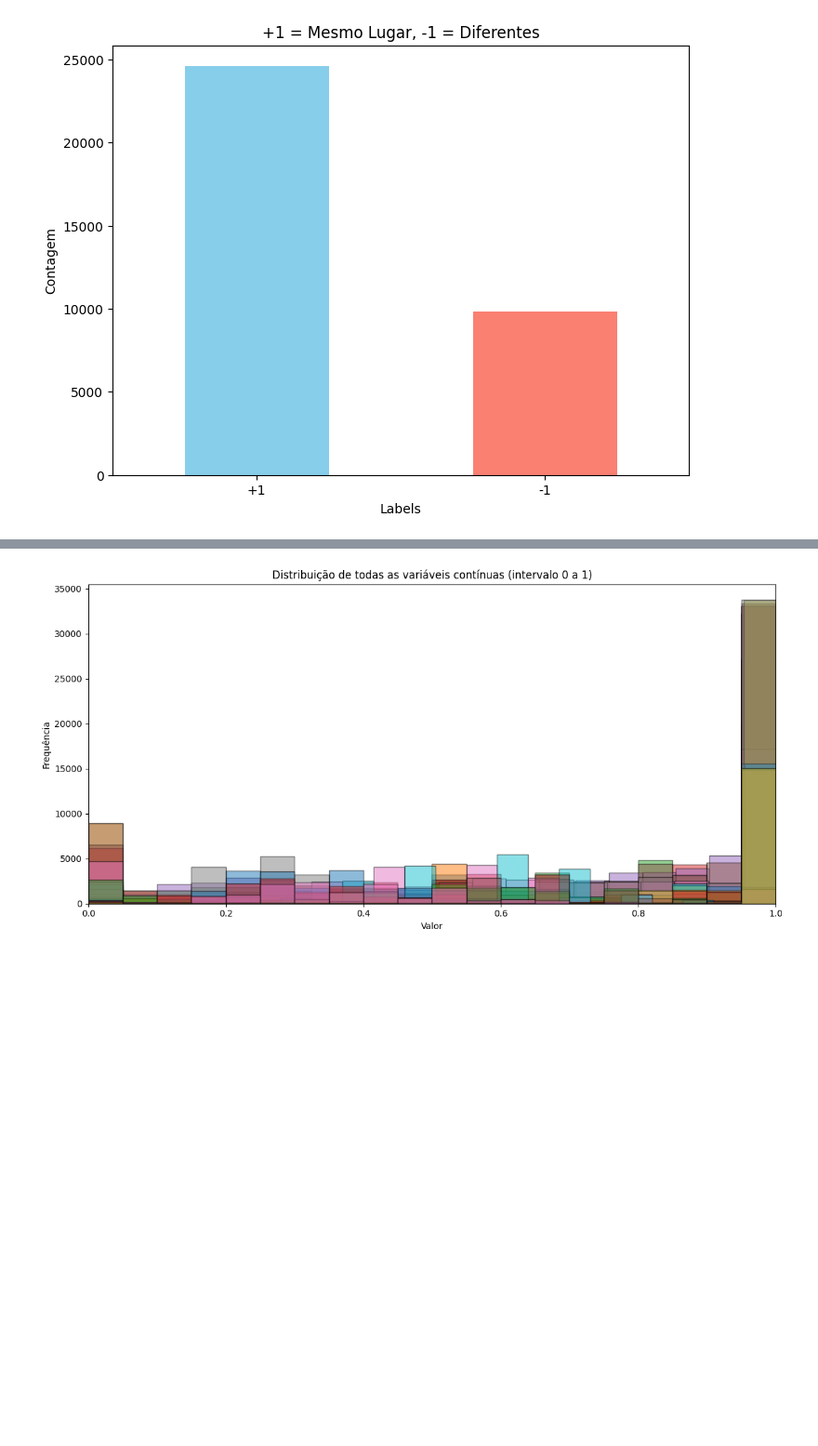
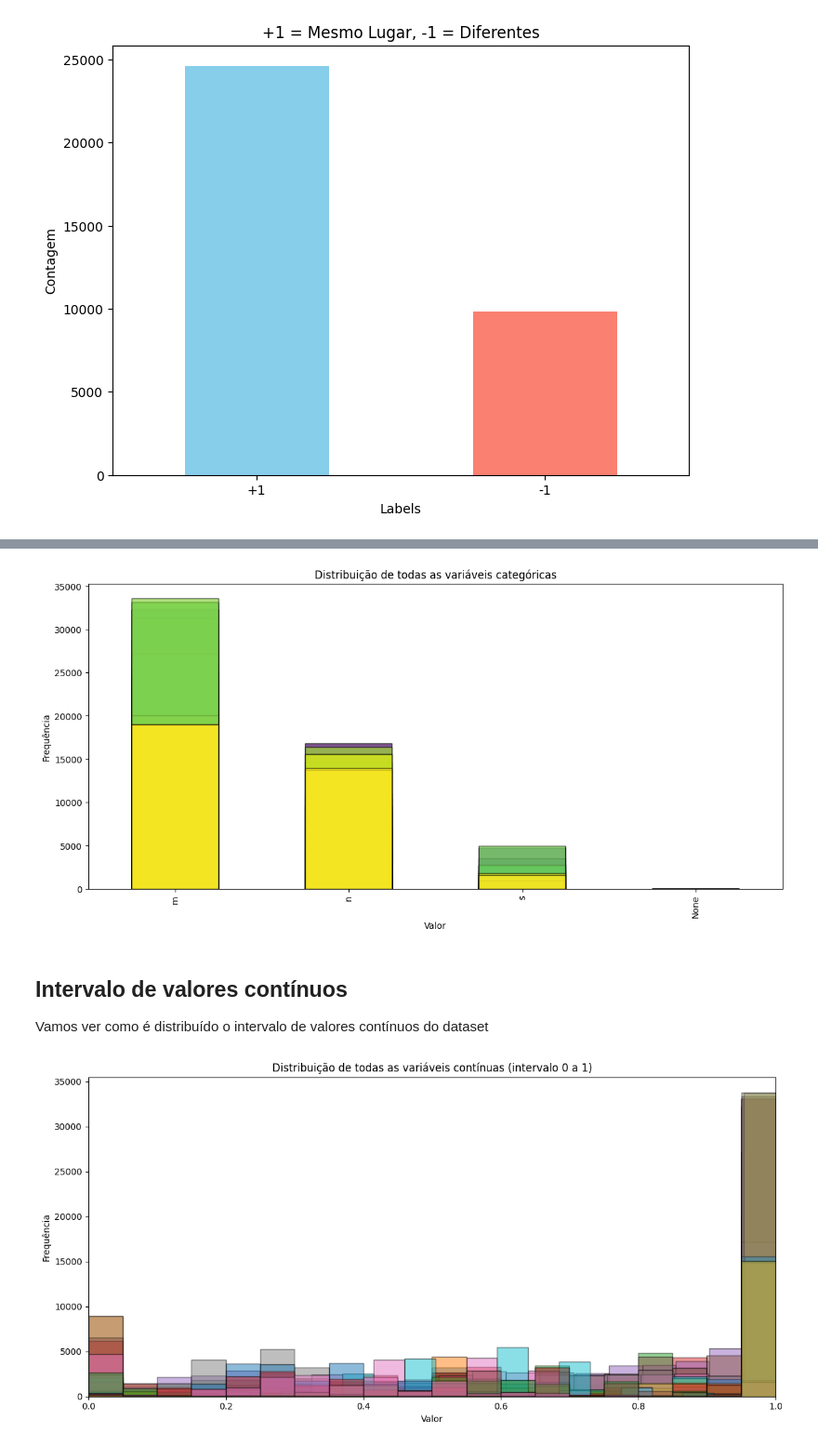
Before and after one commit to ianzin30/IF1014-Mining, a Jupyter notebook: exploratory.ipynb, the cells around one changed output, grey strips where cells are left out. Shown at 93% size. Saved outputs shown, nothing was run; the diff lists cells and outputs as text; code cells hidden in the pictures; blank space fills up the shorter version.

```diff
--- a/exploratory.ipynb
+++ b/exploratory.ipynb
@@ -187 +184,35 @@ Colunas categóricas: 30
+# %%
+import matplotlib.pyplot as plt
+import numpy as np
+
+# Selecionando apenas as colunas categóricas
+cat_cols = nomao_df.select_dtypes(include=['object']).columns
+
+# Gerando uma paleta de cores
+colors = plt.cm.viridis(np.linspace(0, 1, len(cat_cols)))  # Usando a paleta 'viridis'
+
+# Plotando a distribuição das variáveis categóricas
+plt.figure(figsize=(12, 6))
+
+# Plotando todas as variáveis categóricas com cores diferenciadas
+for i, col in enumerate(cat_cols):
+    # Calculando a frequência de cada categoria (incluindo NaN)
+    nomao_df[col].value_counts(dropna=False).plot(kind='bar', alpha=0.7, label=col, edgecolor='black', color=colors[i])
+
+# Configurações do gráfico
+plt.title('Distribuição de todas as variáveis categóricas')
+plt.xlabel('Valor')
+plt.ylabel('Frequência')
+
+
+plt.tight_layout()
+
+# Exibindo o gráfico
+plt.show()
+# %% [output]
+[figure, added]
+# %% [markdown]
+## Intervalo de valores contínuos
+
+Vamos ver como é distribuído o intervalo de valores contínuos do dataset
 # %%
```
Also changed, not shown: parts of 19 cells of this notebook.
